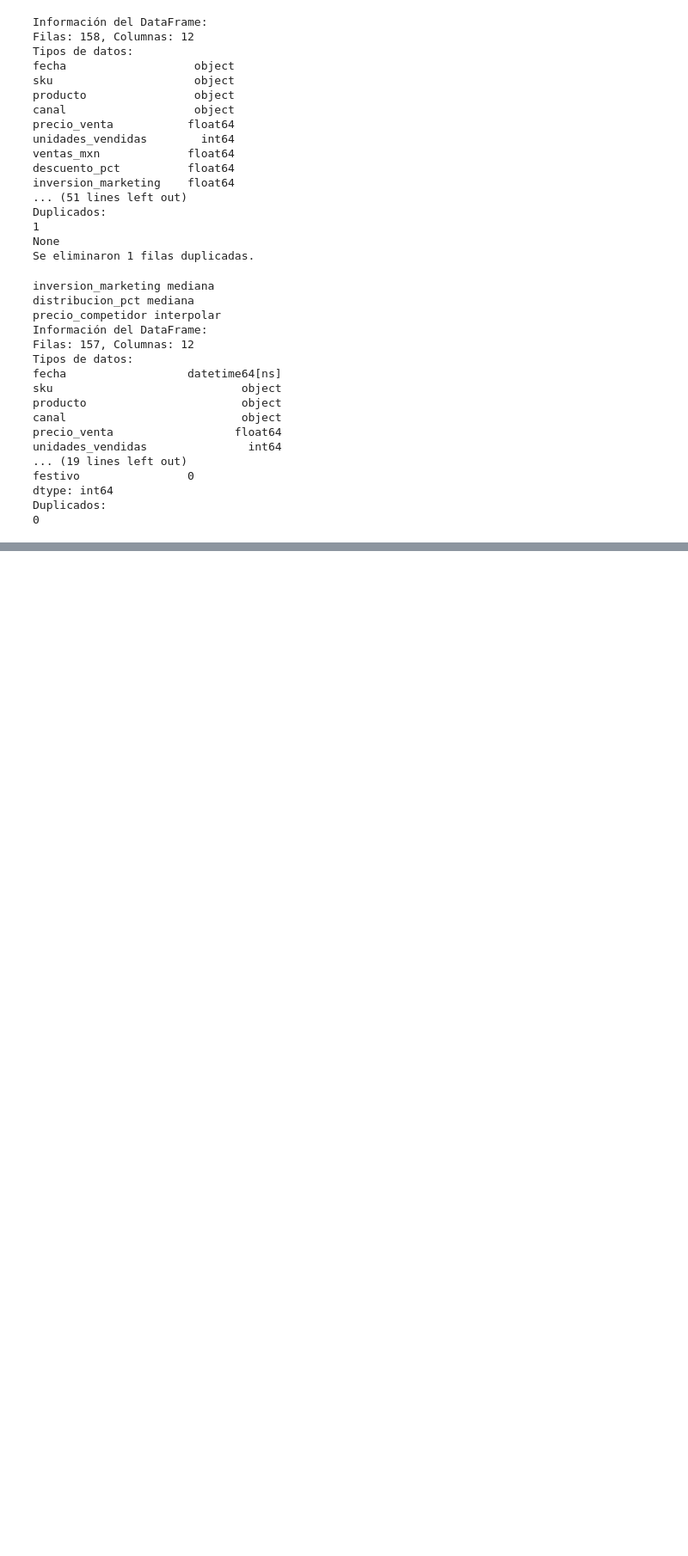
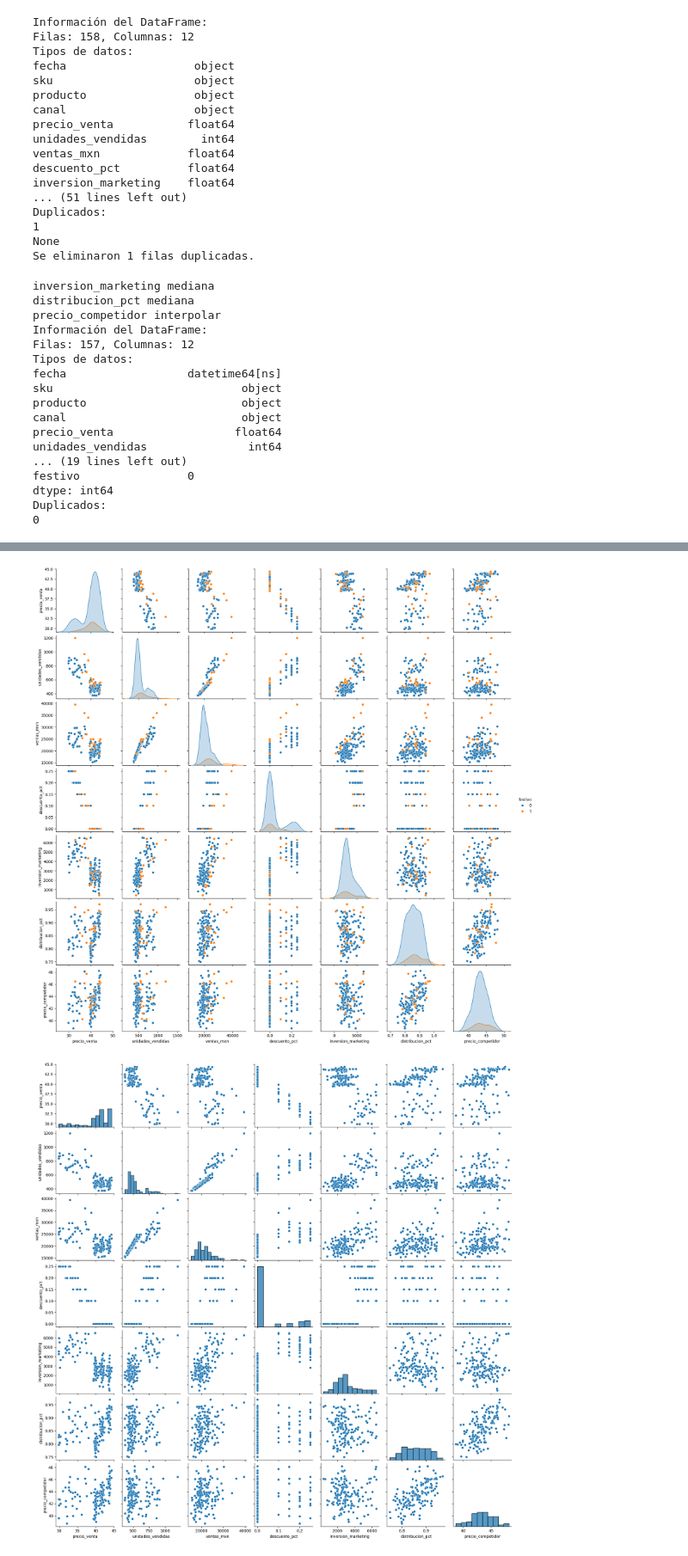
Before and after one commit to jc2727/Lumina, a Jupyter notebook: Notebooks/Framework_validation.ipynb, the cells around one changed output, grey strips where cells are left out. Shown at 86% size. Cells and saved outputs as stored; diff of their text form; code cells hidden in the pictures; blank space fills up the shorter version.

```diff
--- a/Notebooks/Framework_validation.ipynb
+++ b/Notebooks/Framework_validation.ipynb
@@ -95,0 +120,8 @@ Duplicados:
+# %%
+#Hacer una analisis de todas la columnas numéricas del DataFrame para entender las relaciones le añado un hue si es necesrio.
+analisis_pairwise(df,hue='festivo')
+
+analisis_pairwise(df)
+# %% [output]
+[figure, added]
+[figure, added]
```
Also changed, not shown: parts of 5 cells of this notebook, 1 other file.
